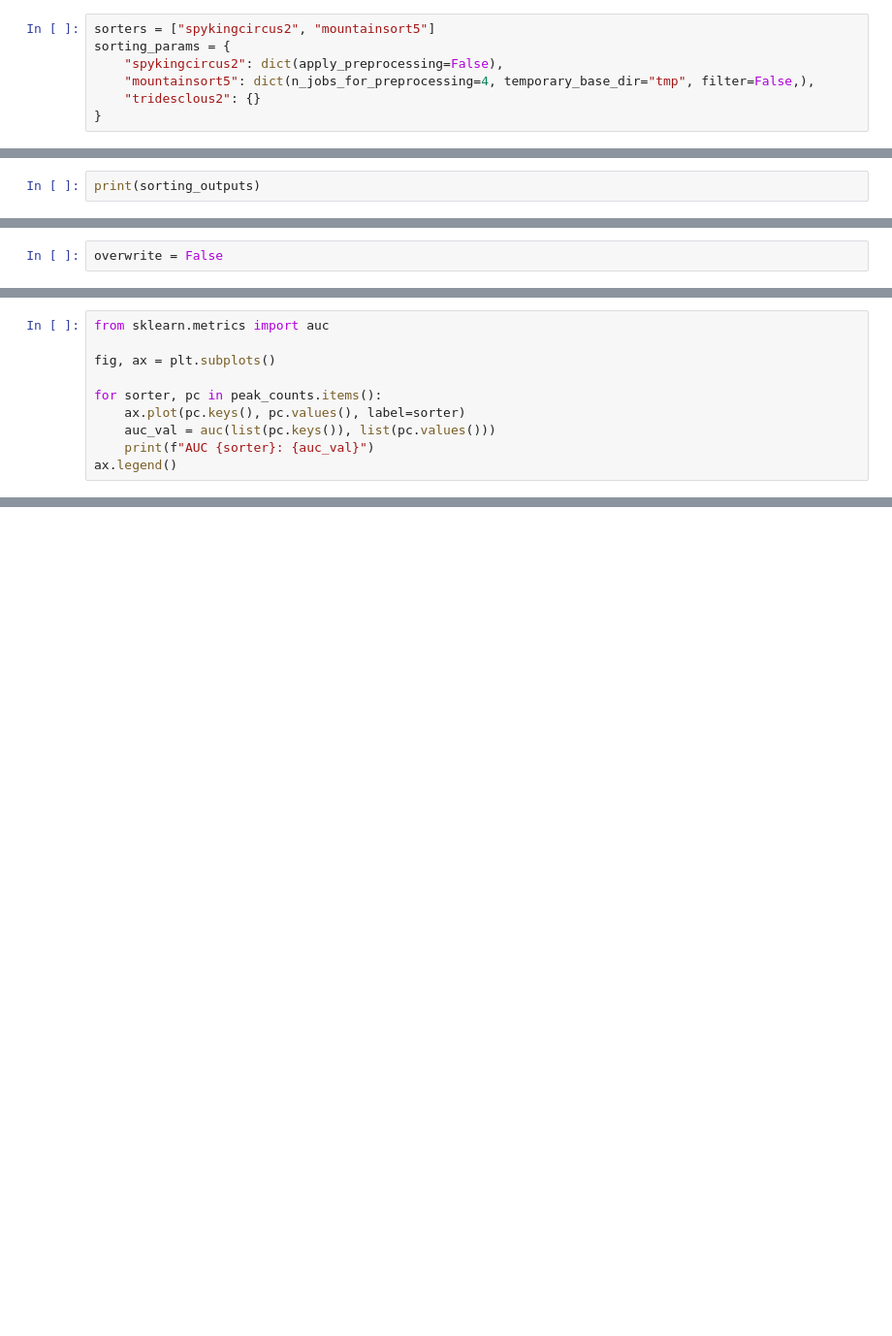
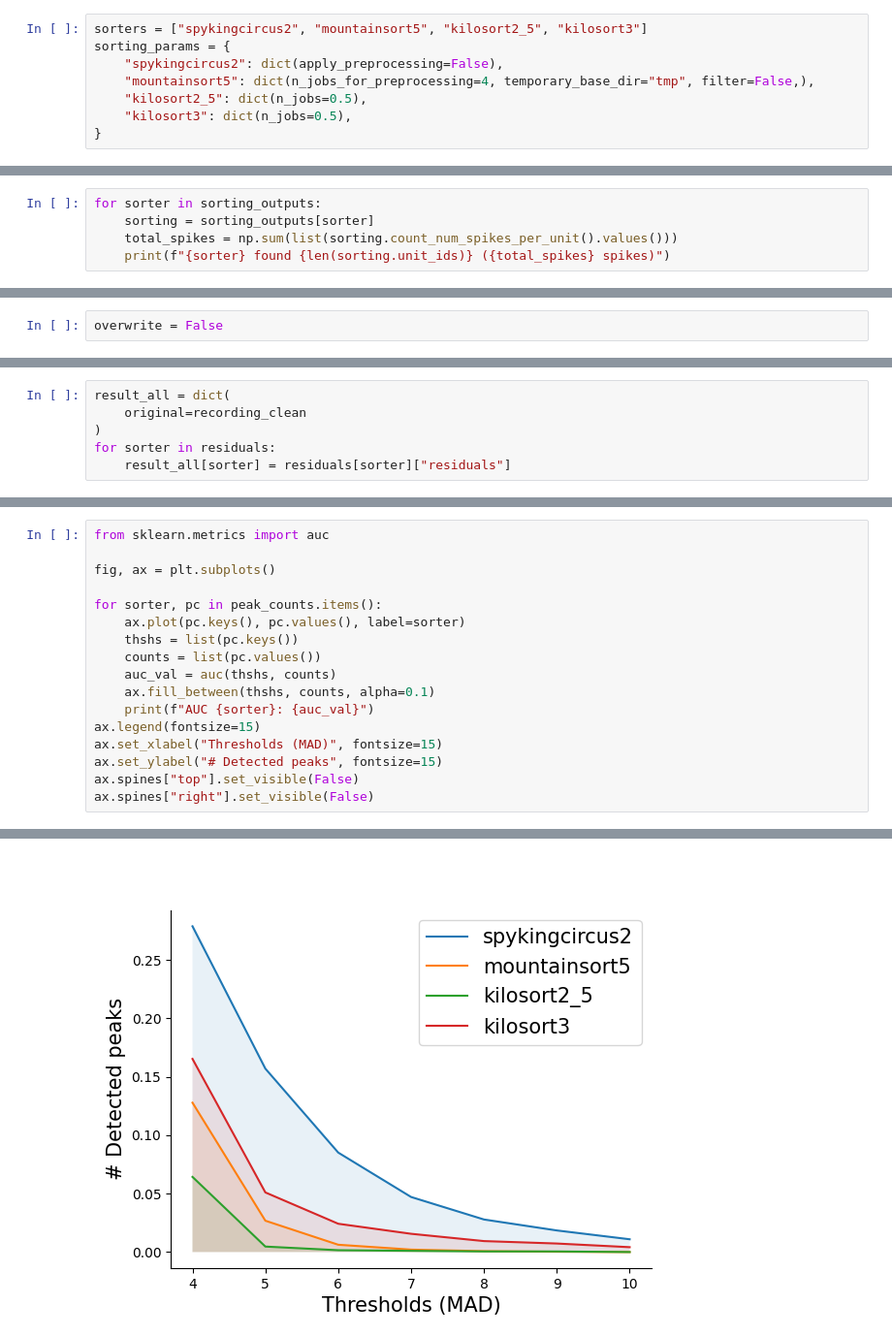
Before and after one commit to alejoe91/spike-sorting-benchmark-sandbox, a Jupyter notebook: notebooks/spike-sort-and-residuals.ipynb, the cells around one changed output, grey strips where cells are left out. Shown at 97% size. Drawn from its saved outputs; the diff is of its cells as text; blank space fills up the shorter version.

Commit message:
update peak count calculation and notebook

```diff
--- a/notebooks/spike-sort-and-residuals.ipynb
+++ b/notebooks/spike-sort-and-residuals.ipynb
@@ -45,9 +55,10 @@ ss.installed_sorters()
 # %%
-sorters = ["spykingcircus2", "mountainsort5"]
+sorters = ["spykingcircus2", "mountainsort5", "kilosort2_5", "kilosort3"]
 sorting_params = {
     "spykingcircus2": dict(apply_preprocessing=False),
     "mountainsort5": dict(n_jobs_for_preprocessing=4, temporary_base_dir="tmp", filter=False,),
-    "tridesclous2": {}
+    "kilosort2_5": dict(n_jobs=0.5),
+    "kilosort3": dict(n_jobs=0.5),
 }
 # %%
 output_folder = Path(".") / session
@@ -73,2 +89,5 @@ for sorter in sorters:
 # %%
-print(sorting_outputs)
+for sorter in sorting_outputs:
+    sorting = sorting_outputs[sorter]
+    total_spikes = np.sum(list(sorting.count_num_spikes_per_unit().values()))
+    print(f"{sorter} found {len(sorting.unit_ids)} ({total_spikes} spikes)")
@@ -101 +117,7 @@ residual_with
+# %%
+result_all = dict(
+    original=recording_clean
+)
+for sorter in residuals:
+    result_all[sorter] = residuals[sorter]["residuals"]
 # %%
@@ -123,10 +127,0 @@ for sorter in residuals:
-# %%
-from sklearn.metrics import auc
-
-fig, ax = plt.subplots()
-
-for sorter, pc in peak_counts.items():
-    ax.plot(pc.keys(), pc.values(), label=sorter)
-    auc_val = auc(list(pc.keys()), list(pc.values()))
-    print(f"AUC {sorter}: {auc_val}")
-ax.legend()
@@ -172,0 +151,18 @@ plt.legend()
+# %%
+from sklearn.metrics import auc
+
+fig, ax = plt.subplots()
+
+for sorter, pc in peak_counts.items():
+    ax.plot(pc.keys(), pc.values(), label=sorter)
+    thshs = list(pc.keys())
+    counts = list(pc.values())
+    auc_val = auc(thshs, counts)
+    ax.fill_between(thshs, counts, alpha=0.1)
+    print(f"AUC {sorter}: {auc_val}")
+ax.legend(fontsize=15)
+ax.set_xlabel("Thresholds (MAD)", fontsize=15)
+ax.set_ylabel("# Detected peaks", fontsize=15)
+ax.spines["top"].set_visible(False)
+ax.spines["right"].set_visible(False)
+# %% [output]
@@ -172,0 +173 @@ plt.legend()
+[figure, added]
```
Also changed, not shown: parts of 38 cells of this notebook, 1 other file.
